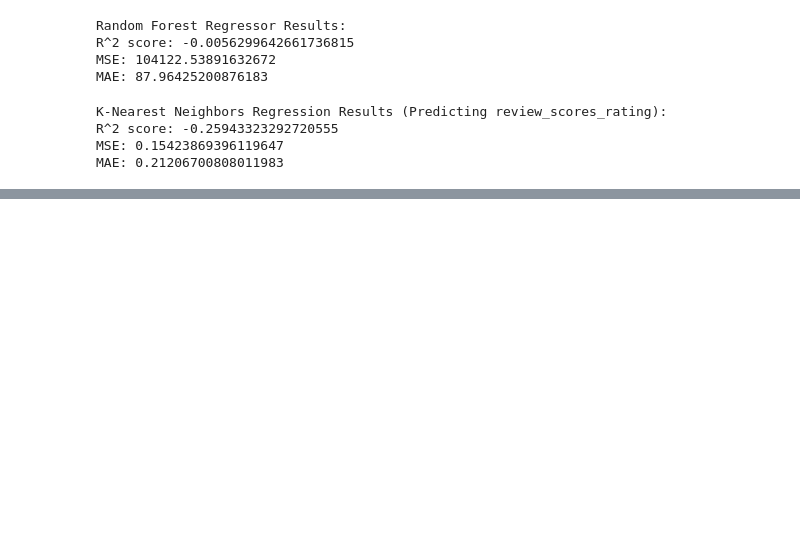
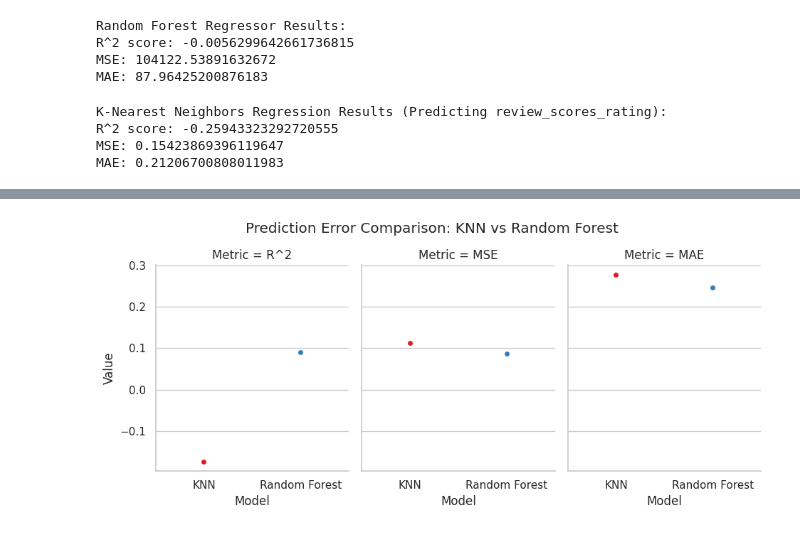
Before and after one commit to Saeed2761989/Toronto-Air-bnb, a Jupyter notebook: W25_Final_project_.ipynb, the cells around one changed output, grey strips where cells are left out. Drawn from its saved outputs; the diff is of its cells as text; code cells hidden in the pictures; blank space fills up the shorter version.

```diff
--- a/W25_Final_project_.ipynb
+++ b/W25_Final_project_.ipynb
@@ -1462,0 +1435,90 @@ fig.show()
+# %%
+import pandas as pd
+import numpy as np
+import matplotlib.pyplot as plt
+import seaborn as sns
+from sklearn.model_selection import train_test_split
+from sklearn.neighbors import KNeighborsRegressor
+from sklearn.ensemble import RandomForestRegressor
+from sklearn.metrics import r2_score, mean_squared_error, mean_absolute_error
+
+# --- Data Preparation ---
+
+# Ensure that the 'Vacancy rate' column exists; if not, compute it.
+if 'Vacancy rate' not in listings2nd.columns:
+    listings2nd['Vacancy rate'] = listings2nd['estimated_occupancy_l365d'] / listings2nd['availability_365']
+
+# Remove rows where Vacancy rate is above 1.
+listings2nd = listings2nd[listings2nd['Vacancy rate'] <= 1]
+
+# Define the predictor features.
+features = [
+    'host_total_listings_count',
+    'price',
+    'review_scores_rating',
+    'review_scores_accuracy',
+    'review_scores_cleanliness',
+    'review_scores_checkin',
+    'review_scores_location',
+    'accommodates',
+    'bathrooms',
+    'bedrooms'
+]
+
+# Convert 'price' to float if needed (remove dollar signs and commas).
+if listings2nd['price'].dtype == 'object':
+    listings2nd['price'] = listings2nd['price'].replace({'\$': '', ',': ''}, regex=True).astype(float)
+
+# Drop rows with missing values in the predictors or target.
+data = listings2nd.dropna(subset=features + ['Vacancy rate'])
+X = data[features]
+y = data['Vacancy rate']
+
+# Split the data into training (80%) and testing (20%) sets.
+X_train, X_test, y_train, y_test = train_test_split(X, y, test_size=0.2, random_state=42)
+
+# --- K-Nearest Neighbors Regression ---
+knn = KNeighborsRegressor(n_neighbors=5, weights='distance')
+knn.fit(X_train, y_train)
+y_pred_knn = knn.predict(X_test)
+
+r2_knn = r2_score(y_test, y_pred_knn)
+mse_knn = mean_squared_error(y_test, y_pred_knn)
+mae_knn = mean_absolute_error(y_test, y_pred_knn)
+
+# --- Random Forest Regression ---
+rf = RandomForestRegressor(n_estimators=100, random_state=42)
+rf.fit(X_train, y_train)
+y_pred_rf = rf.predict(X_test)
+
+r2_rf = r2_score(y_test, y_pred_rf)
+mse_rf = mean_squared_error(y_test, y_pred_rf)
+mae_rf = mean_absolute_error(y_test, y_pred_rf)
+
+# --- Create a DataFrame for the Error Metrics ---
+error_data = {
+    "Metric": ["R^2", "MSE", "MAE"],
+    "KNN": [r2_knn, mse_knn, mae_knn],
+    "Random Forest": [r2_rf, mse_rf, mae_rf]
+}
+df_errors = pd.DataFrame(error_data)
+
+# Melt the DataFrame into a long format for plotting.
+df_long = df_errors.melt(id_vars="Metric", var_name="Model", value_name="Value")
+
+# --- Plotting: Colorful Dot Graph for Error Comparison ---
+sns.set(style="whitegrid")
+g = sns.catplot(
+    data=df_long,
+    x="Model",
+    y="Value",
+    col="Metric",
+    kind="strip",
+    height=4,
+    aspect=0.8,
+    palette="Set1",
+    jitter=True
+)
+g.fig.suptitle("Prediction Error Comparison: KNN vs Random Forest", y=1.05)
+plt.show()
+# %% [output]
@@ -1462,0 +1526 @@ fig.show()
+[figure, added]
```
Also changed, not shown: parts of 30 cells of this notebook.
